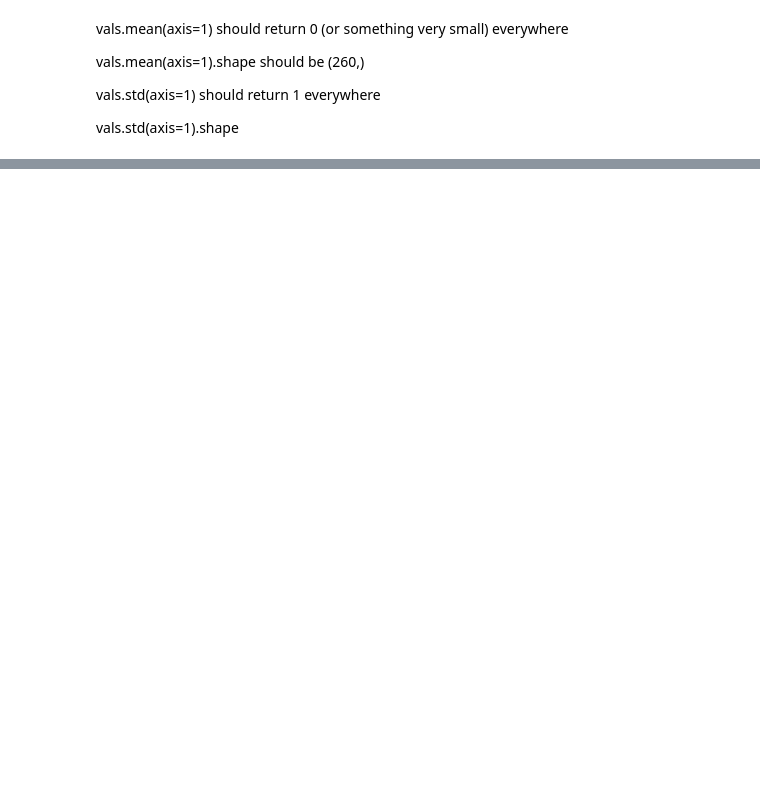
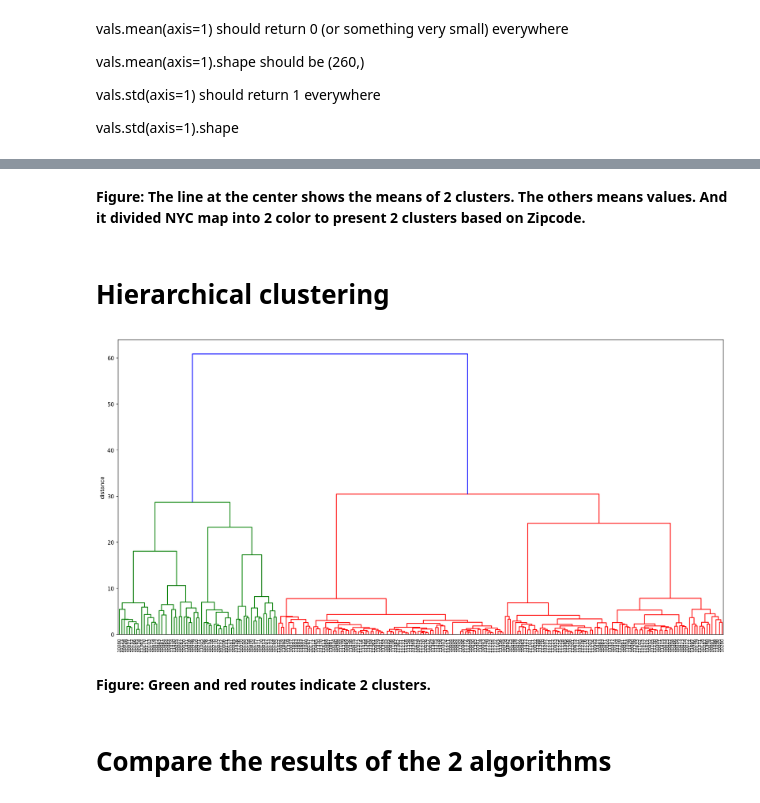
Before and after one commit to ShellyYin96/PUI2018_yy2908, a Jupyter notebook: HW12_yy2908/HW12_Assignment2.ipynb, the cells around one changed output, grey strips where cells are left out. Saved outputs shown, nothing was run; the diff lists cells and outputs as text; code cells hidden in the pictures; blank space fills up the shorter version.

```diff
--- a/HW12_yy2908/HW12_Assignment2.ipynb
+++ b/HW12_yy2908/HW12_Assignment2.ipynb
@@ -348,0 +363,19 @@ ddg = scp.hierarchy.dendrogram(scp.hierarchy.linkage(vals, method='ward'),
+# %% [markdown]
+**Figure: The line at the center shows the means of 2 clusters. The others means values. And it divided NYC map into 2 color to present 2 clusters based on Zipcode.**
+# %% [markdown]
+# Hierarchical clustering
+# %%
+import scipy.cluster as scp
+fig = plt.figure(figsize=(20,10), dpi=150)
+plt.ylabel("distance")
+ddg = scp.hierarchy.dendrogram(scp.hierarchy.linkage(vals, method='ward'),
+                               labels = vals.index,
+                               leaf_rotation=90.,  # rotates the x axis labels
+                               leaf_font_size=8.)  # font size for the x axis labels
+plt.show()
+# %% [output]
+[figure, added]
+# %% [markdown]
+**Figure: Green and red routes indicate 2 clusters.**
+# %% [markdown]
+# Compare the results of the 2 algorithms
```
Also changed, not shown: parts of 51 cells of this notebook.
